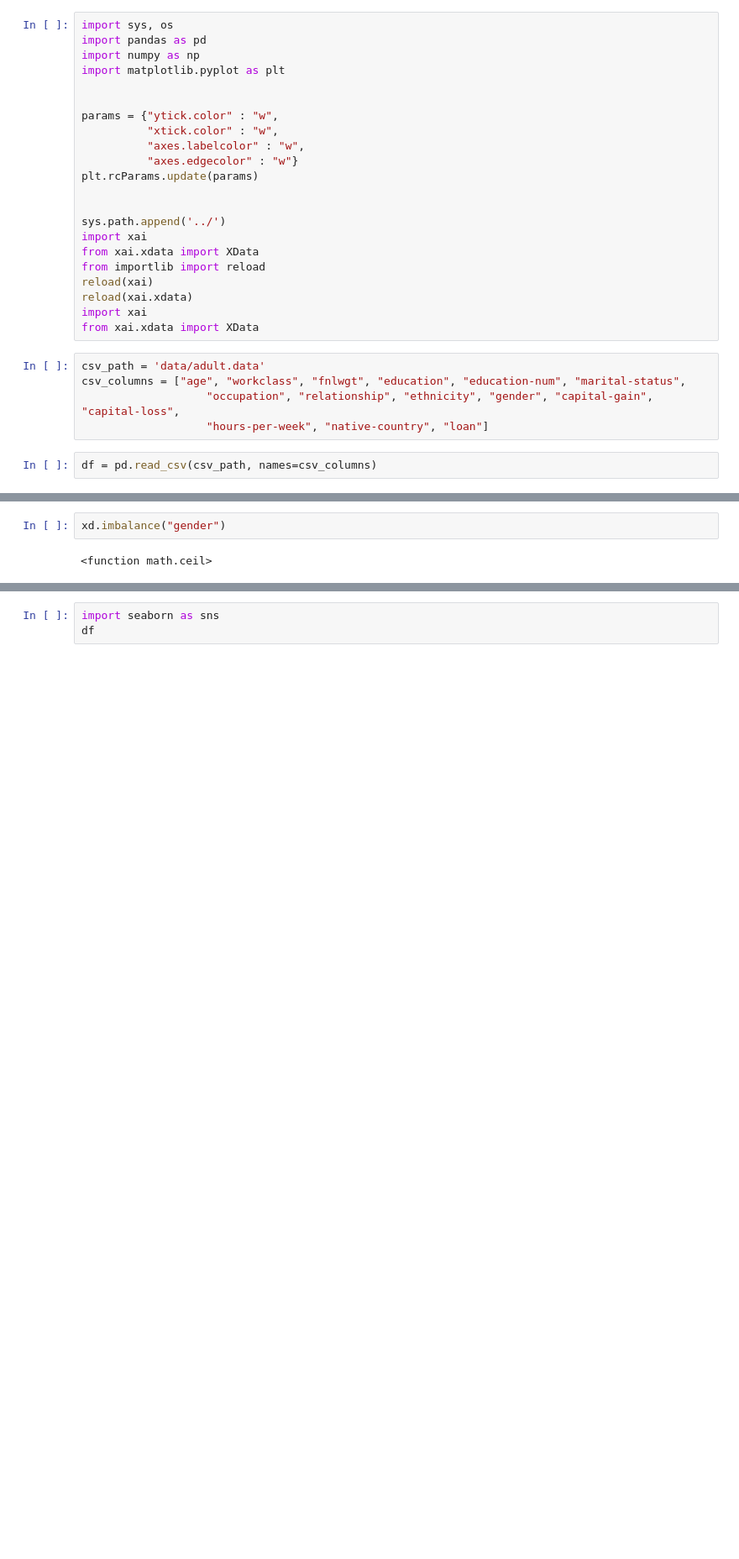
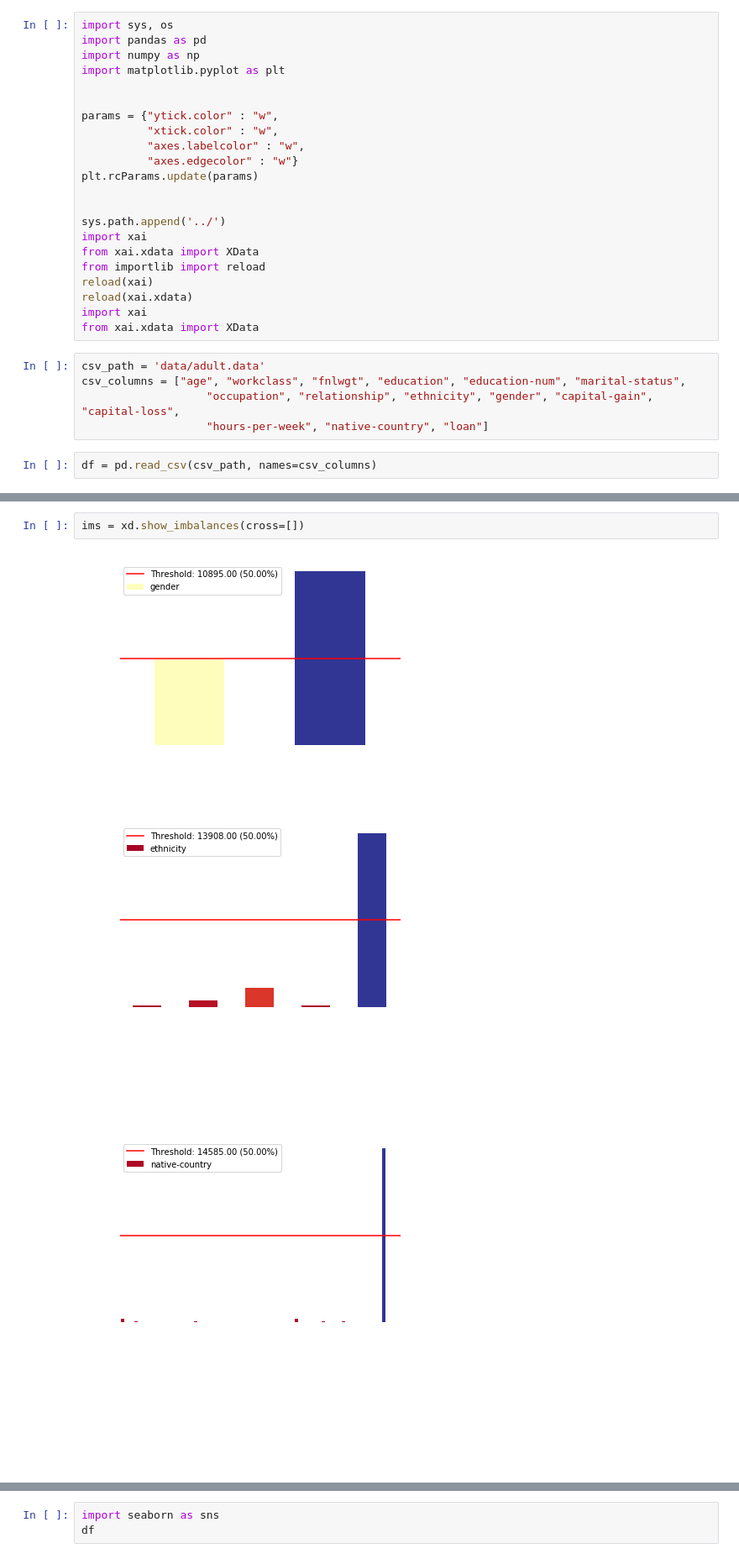
Before and after one commit to EthicalML/xai, a Jupyter notebook: examples/XData Example Usage.ipynb, the cells around one changed output, grey strips where cells are left out. Shown at 84% size. Cells and saved outputs as stored; diff of their text form; blank space fills up the shorter version.

```diff
--- a/examples/XData Example Usage.ipynb
+++ b/examples/XData Example Usage.ipynb
@@ -53,4 +42,6 @@ ValueError: zero-size array to reduction operation maximum which has no identity
-# %%
-xd.imbalance("gender")
-# %% [output]
-<function math.ceil>
+# %%
+ims = xd.show_imbalances(cross=[])
+# %% [output]
+[figure, added]
+[figure, added]
+[figure, added]
```
Also changed, not shown: parts of 21 cells of this notebook, 5 other files.
